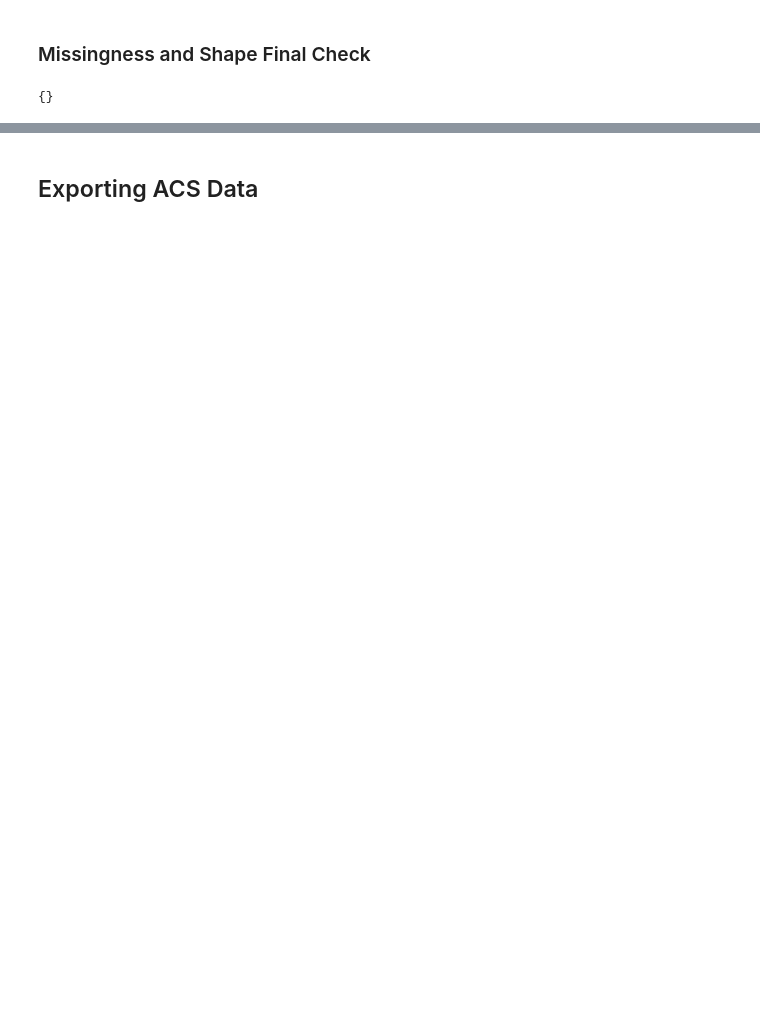
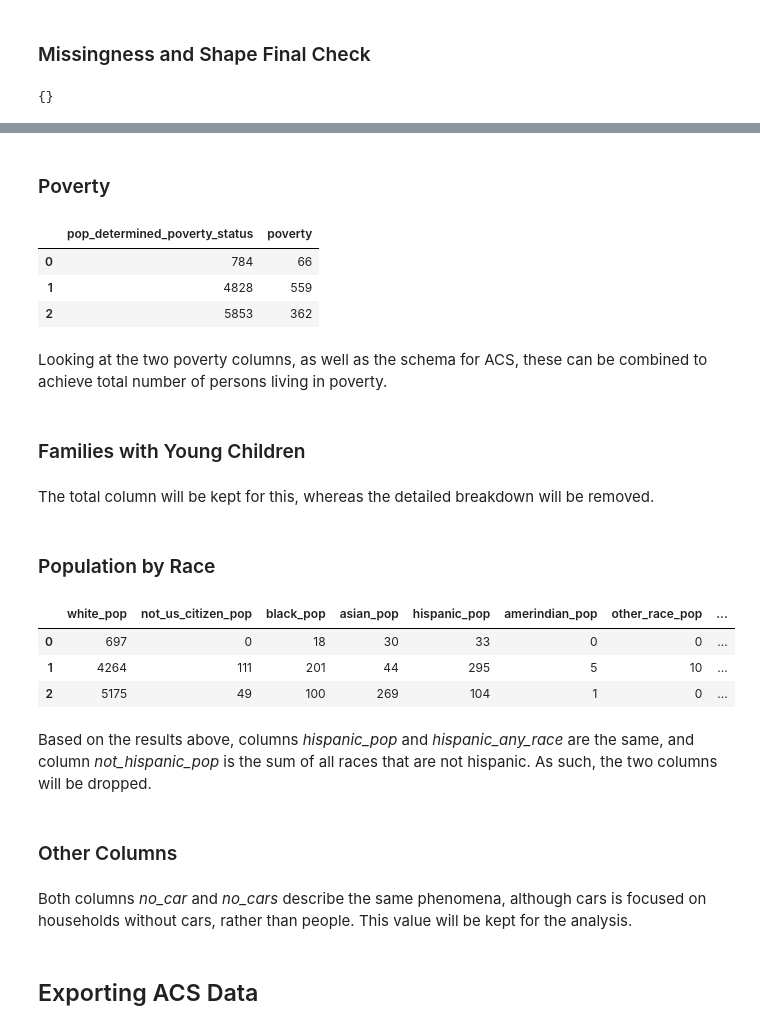
Before and after one commit to valgarland/zri_ml_capstone, a Jupyter notebook: Working/ACS Cleaning and Analysis_vg.ipynb, the cells around one changed output, grey strips where cells are left out. Drawn from its saved outputs; the diff is of its cells as text; code cells hidden in the pictures; blank space fills up the shorter version.

```diff
--- a/Working/ACS Cleaning and Analysis_vg.ipynb
+++ b/Working/ACS Cleaning and Analysis_vg.ipynb
@@ -626,0 +671,40 @@ ACS.shape
+# %%
+ACS.drop(columns = 'male_45_to_64', inplace = True)
+# %% [markdown]
+### Poverty
+# %%
+ACS[['pop_determined_poverty_status', 'poverty']].head(3)
+# %% [output]
+|  | pop_determined_poverty_status | poverty |
+| 0 | 784 | 66 |
+| 1 | 4828 | 559 |
+| 2 | 5853 | 362 |
+# %% [markdown]
+Looking at the two poverty columns, as well as the schema for ACS, these can be combined to achieve total number of persons living in poverty.
+# %%
+#Summing the two poverty columns
+ACS['poverty_total'] = ACS['pop_determined_poverty_status'] + ACS['poverty']
+
+#Dropping the two and keeping the total column
+ACS.drop(columns = ['pop_determined_poverty_status', 'poverty'], inplace = True)
+# %%
+ACS.drop(columns = 'households_public_asst_or_food_stamps', inplace = True)
+# %% [markdown]
+### Families with Young Children
+# %% [markdown]
+The total column will be kept for this, whereas the detailed breakdown will be removed.
+# %%
+ACS = ACS[ACS.columns.drop(list(ACS.filter(regex = 'with_young_children')))]
+ACS.drop(columns = 'children_in_single_female_hh', inplace = True)
+# %% [markdown]
+### Population by Race
+# %%
+ACS[['white_pop', 'not_us_citizen_pop', 'black_pop', 'asian_pop', 'hispanic_pop', 'amerindian_pop',
+     'other_race_pop', 'two_or_more_races_pop', 'hispanic_any_race', 'not_hispanic_pop']].head(3)
+# %% [output]
+|  | white_pop | not_us_citizen_pop | black_pop | asian_pop | hispanic_pop | amerindian_pop | other_race_pop | ... |
+| 0 | 697 | 0 | 18 | 30 | 33 | 0 | 0 | ... |
+| 1 | 4264 | 111 | 201 | 44 | 295 | 5 | 10 | ... |
+| 2 | 5175 | 49 | 100 | 269 | 104 | 1 | 0 | ... |
+# %% [markdown]
+Based on the results above, columns *hispanic_pop* and *hispanic_any_race* are the same, and column *not_hispanic_pop* is the sum of all races that are not hispanic. As such, the two columns will be dropped.
@@ -626,0 +713,2 @@ ACS.shape
+# %% [markdown]
+### Other Columns
@@ -626,0 +720,2 @@ ACS.shape
+# %% [markdown]
+Both columns *no_car* and *no_cars* describe the same phenomena, although cars is focused on households without cars, rather than people. This value will be kept for the analysis.
```
Also changed, not shown: parts of 37 cells of this notebook.
